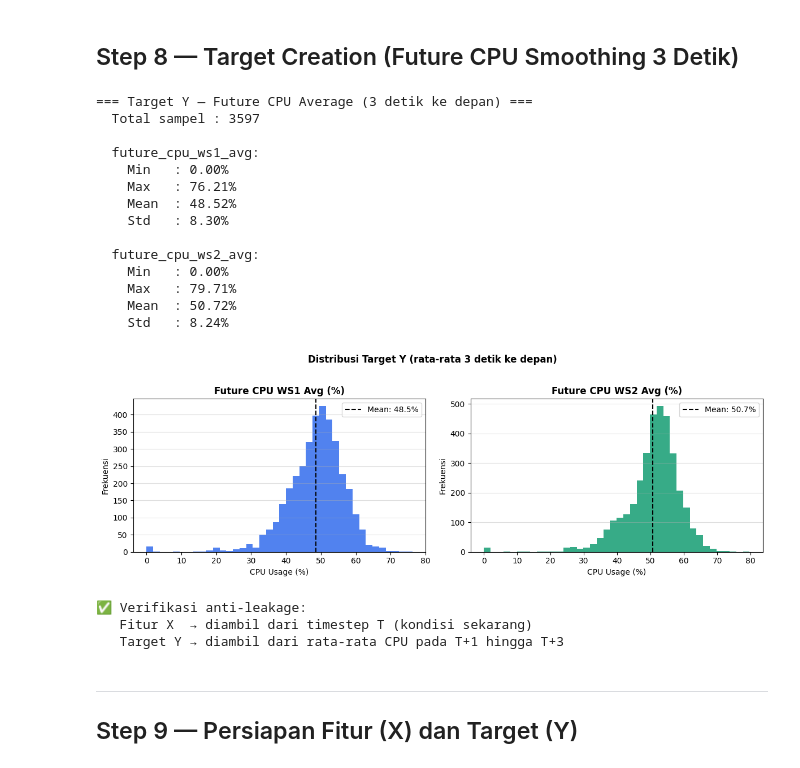
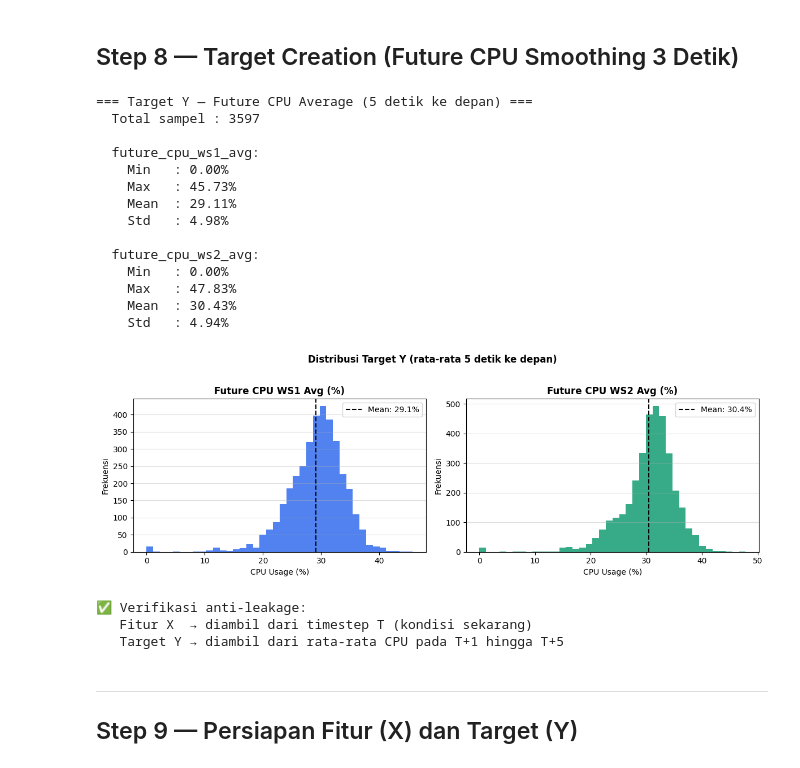
Before and after one commit to Dcrezztopia/Load-Balancing-Berbasis-AI, a Jupyter notebook: xgboost_load_balancer.ipynb, the cells around one changed output. Saved outputs shown, nothing was run; the diff lists cells and outputs as text; code cells hidden in the pictures.

Commit message:
com: RMSE=(3.55%, 3.37%), MAE=(2.8%, 2.67%), R2=(0.31, 0.31) - Modify smoothing_window=5.

```diff
--- a/xgboost_load_balancer.ipynb
+++ b/xgboost_load_balancer.ipynb
@@ -402,7 +402,7 @@ import pandas as pd
 import matplotlib.pyplot as plt
 import matplotlib.gridspec as gridspec
 
-SMOOTHING_WINDOW = 3  # rata-rata N detik ke depan
+SMOOTHING_WINDOW = 5  # rata-rata N detik ke depan
 
 # ── Target Y: rata-rata CPU WS1 dan WS2 pada T+1, T+2, T+3
 #    Ini adalah NILAI NUMERIK yang ingin diprediksi model,
@@ -454,44 +454,44 @@ for ax, col, color, title in zip(
     axes,
     ['future_cpu_ws1_avg', 'future_cpu_ws2_avg'],
     ['#2563EB', '#059669'],
     ['Future CPU WS1 Avg (%)', 'Future CPU WS2 Avg (%)']
 ):
     ax.hist(df[col], bins=40, color=color, alpha=0.8, edgecolor='none')
     ax.axvline(df[col].mean(), color='black', lw=1.5, linestyle='--',
                label=f'Mean: {df[col].mean():.1f}%')
     ax.set_title(title, fontweight='bold')
     ax.set_xlabel('CPU Usage (%)')
     ax.set_ylabel('Frekuensi')
     ax.legend()
     ax.grid(axis='y', alpha=0.4)
 
 plt.suptitle(f'Distribusi Target Y (rata-rata {SMOOTHING_WINDOW} detik ke depan)',
              fontweight='bold', y=1.02)
 plt.tight_layout()
 plt.savefig('model/target_distribution.png', dpi=150, bbox_inches='tight')
 plt.show()
 print('\n✅ Verifikasi anti-leakage:')
 print(f'   Fitur X  → diambil dari timestep T (kondisi sekarang)')
 print(f'   Target Y → diambil dari rata-rata CPU pada T+1 hingga T+{SMOOTHING_WINDOW}')
 # %% [output]
-=== Target Y — Future CPU Average (3 detik ke depan) ===
+=== Target Y — Future CPU Average (5 detik ke depan) ===
   Total sampel : 3597
 
   future_cpu_ws1_avg:
     Min   : 0.00%
-    Max   : 76.21%
-    Mean  : 48.52%
-    Std   : 8.30%
+    Max   : 45.73%
+    Mean  : 29.11%
+    Std   : 4.98%
 
   future_cpu_ws2_avg:
     Min   : 0.00%
-    Max   : 79.71%
-    Mean  : 50.72%
-    Std   : 8.24%
+    Max   : 47.83%
+    Mean  : 30.43%
+    Std   : 4.94%
-[figure, old version]
+[figure, new version]
 ✅ Verifikasi anti-leakage:
    Fitur X  → diambil dari timestep T (kondisi sekarang)
-   Target Y → diambil dari rata-rata CPU pada T+1 hingga T+3
+   Target Y → diambil dari rata-rata CPU pada T+1 hingga T+5
 # %% [markdown]
 ---
 ## Step 9 — Persiapan Fitur (X) dan Target (Y)
```
Also changed, not shown: parts of 8 cells of this notebook, 7 other files.
